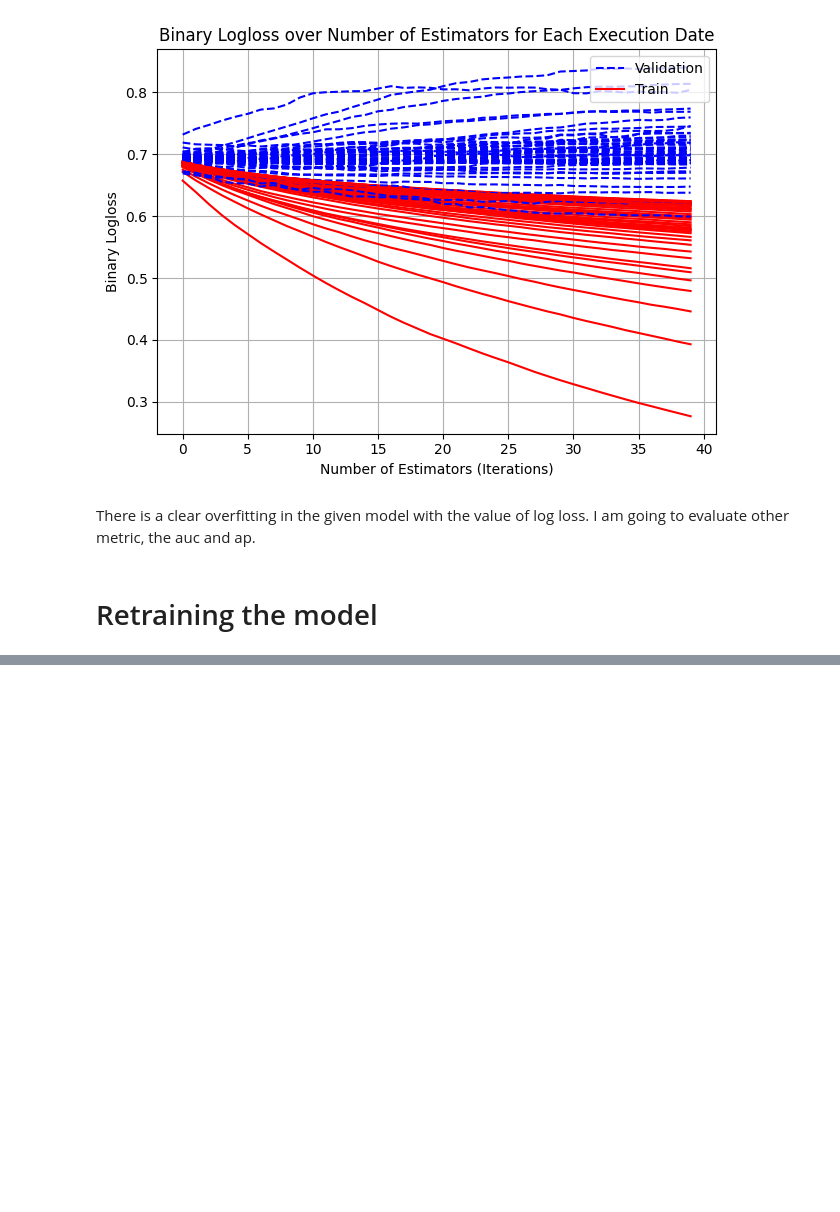
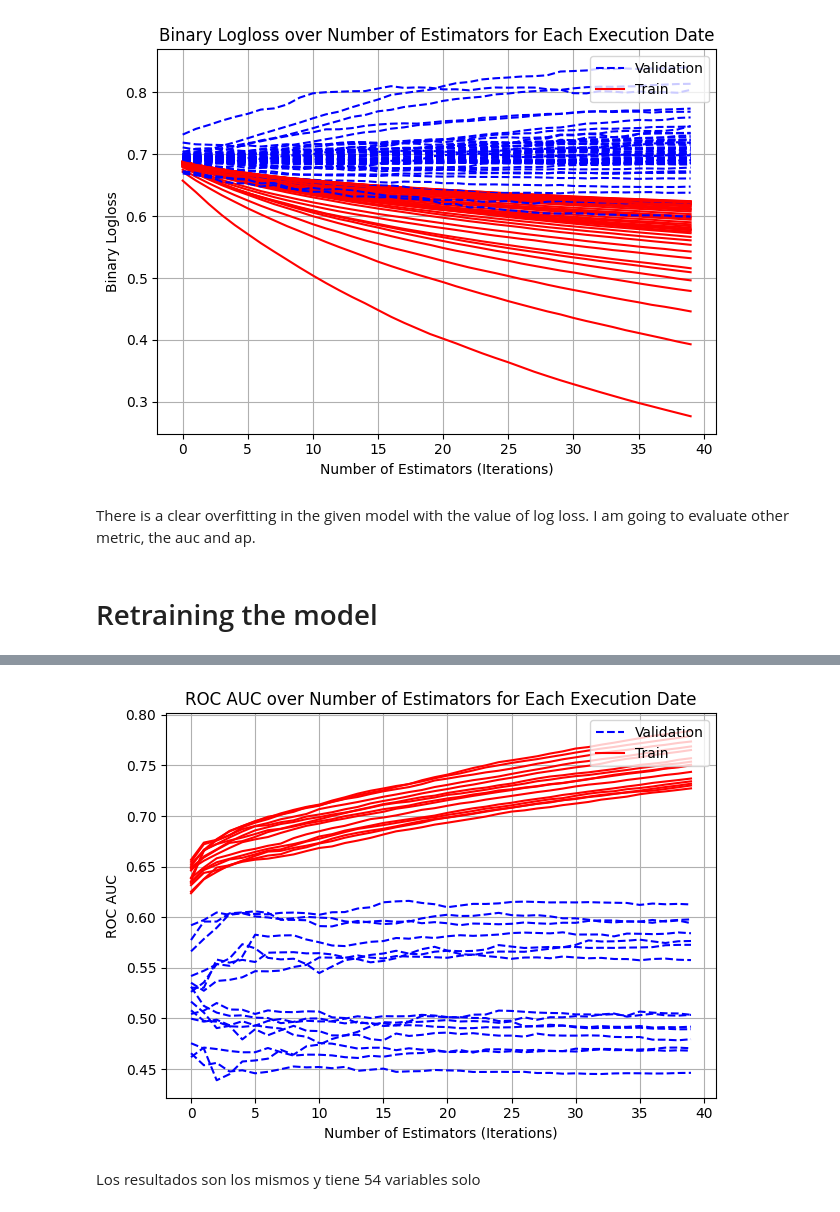
Before and after one commit to raqueel-ff/zrive-ds, a Jupyter notebook: src/module_5/module5.ipynb, the cells around one changed output, grey strips where cells are left out. Cells and saved outputs as stored; diff of their text form; code cells hidden in the pictures; blank space fills up the shorter version.

Commit message:
AUC value

```diff
--- a/src/module_5/module5.ipynb
+++ b/src/module_5/module5.ipynb
@@ -714,0 +752,34 @@ all_results_fi
+# %%
+def run_model_for_execution_date_auc_fi(execution_date,all_results,all_predicted_tickers_list,all_models,n_estimators,include_nulls_in_test = False):
+        global train_set
+        global test_set
+        # split the dataset between train and test
+        train_set, test_set = split_train_test_by_period(data_set,execution_date,include_nulls_in_test = include_nulls_in_test)
+        train_size, _ = train_set.shape
+        test_size, _ = test_set.shape
+        model = None
+        X_train = None
+        X_test = None
+
+        # if both train and test are not empty
+        if train_size > 0 and test_size>0:
+            model, evals_result, X_train, X_test = train_model_auc_fi(train_set,
+                                                              test_set,
+                                                              n_estimators = n_estimators)
+
+            test_set['prob'] = model.predict(X_test)
+            predicted_tickers = test_set.sort_values('prob', ascending = False)
+            predicted_tickers["execution_date"] = execution_date
+            all_results[(execution_date)] = evals_result
+            all_models[(execution_date)] = model
+            all_predicted_tickers_list.append(predicted_tickers)
+        return all_results,all_predicted_tickers_list,all_models,model,X_train,X_test
+# %%
+all_results_auc_fi = {}
+all_predicted_tickers_list_auc_fi = []
+all_models_auc_fi = {}
+
+for execution_date in execution_dates:
+    print(execution_date)
+    all_results_auc_fi,all_predicted_tickers_list_auc_fi,all_models_auc_fi,model_auc_fi,X_train_auc_fi,X_test_auc_fi = run_model_for_execution_date_auc_fi(execution_date,all_results_auc_fi,all_predicted_tickers_list_auc_fi,all_models_auc_fi,n_trees,False)
+all_predicted_tickers_auc_fi = pd.concat(all_predicted_tickers_list_auc_fi)
@@ -714,0 +824,6 @@ all_results_fi
+# %%
+plot_all_results(all_results_auc_fi)
+# %% [output]
+[figure, added]
+# %% [markdown]
+Los resultados son los mismos y tiene 54 variables solo
```
Also changed, not shown: parts of 27 cells of this notebook.
